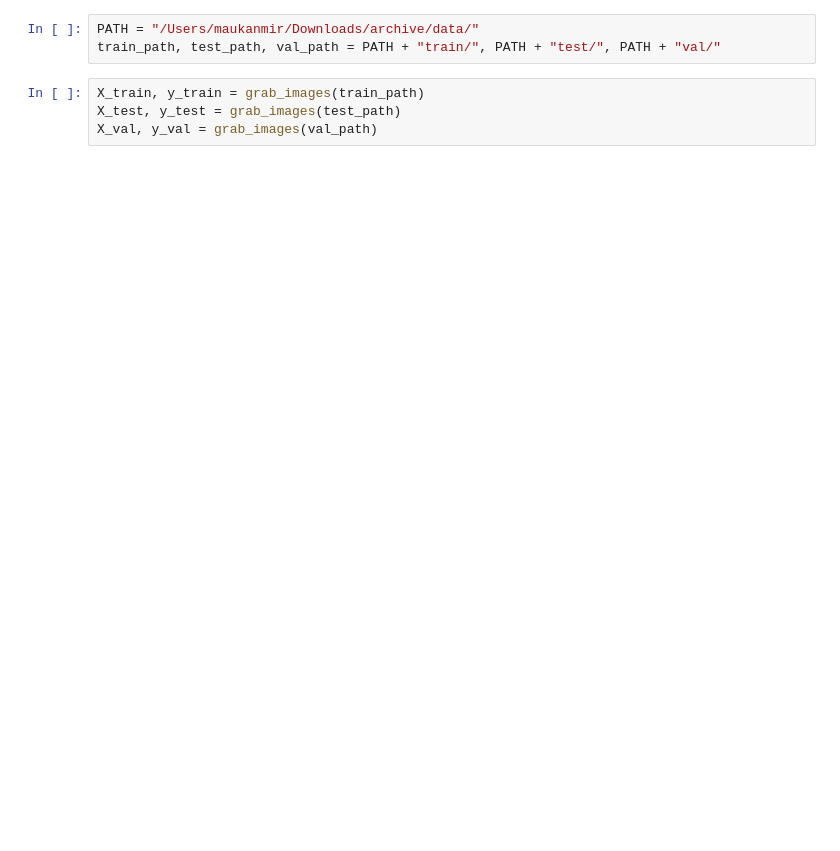
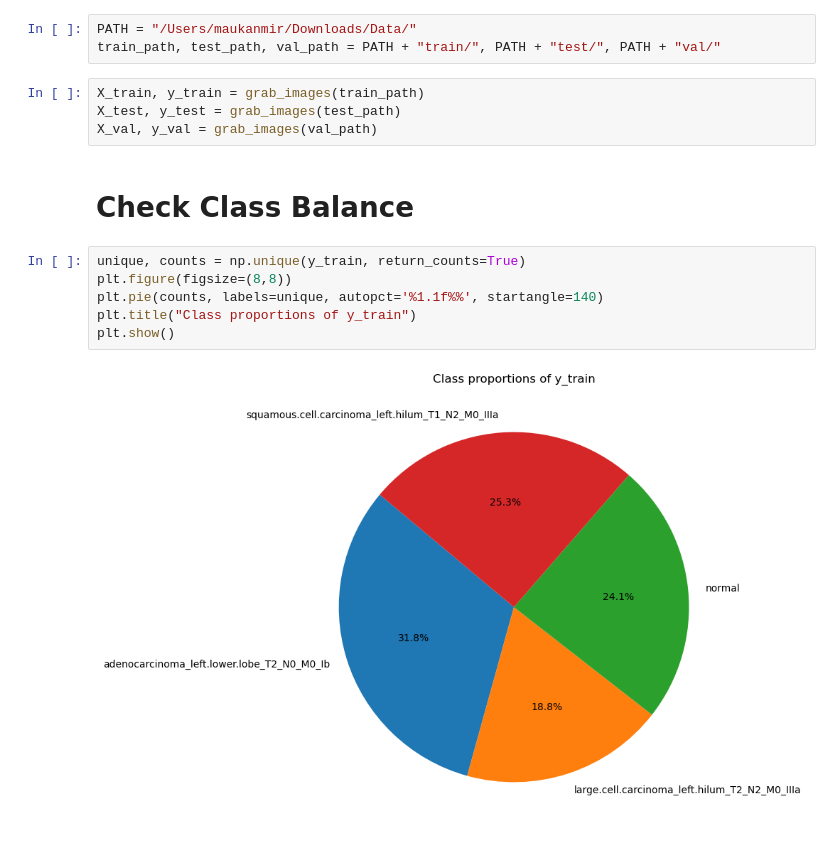
Before and after one commit to MaukanMir/Chest-CT-Scan-Image-Classifier, a Jupyter notebook: training.ipynb, the cells around one changed output. Drawn from its saved outputs; the diff is of its cells as text; blank space fills up the shorter version.

Commit message:
process images

```diff
--- a/training.ipynb
+++ b/training.ipynb
@@ -76,9 +76,19 @@ def create_model():
 # %% [markdown]
 # EDA Analysis
 # %%
-PATH = "/Users/maukanmir/Downloads/archive/data/"
+PATH = "/Users/maukanmir/Downloads/Data/"
 train_path, test_path, val_path = PATH + "train/", PATH + "test/", PATH + "val/"
 # %%
 X_train, y_train = grab_images(train_path)
 X_test, y_test = grab_images(test_path)
 X_val, y_val = grab_images(val_path)
+# %% [markdown]
+# Check Class Balance
+# %%
+unique, counts = np.unique(y_train, return_counts=True)
+plt.figure(figsize=(8,8))
+plt.pie(counts, labels=unique, autopct='%1.1f%%', startangle=140)
+plt.title("Class proportions of y_train")
+plt.show()
+# %% [output]
+[figure, added]
```
